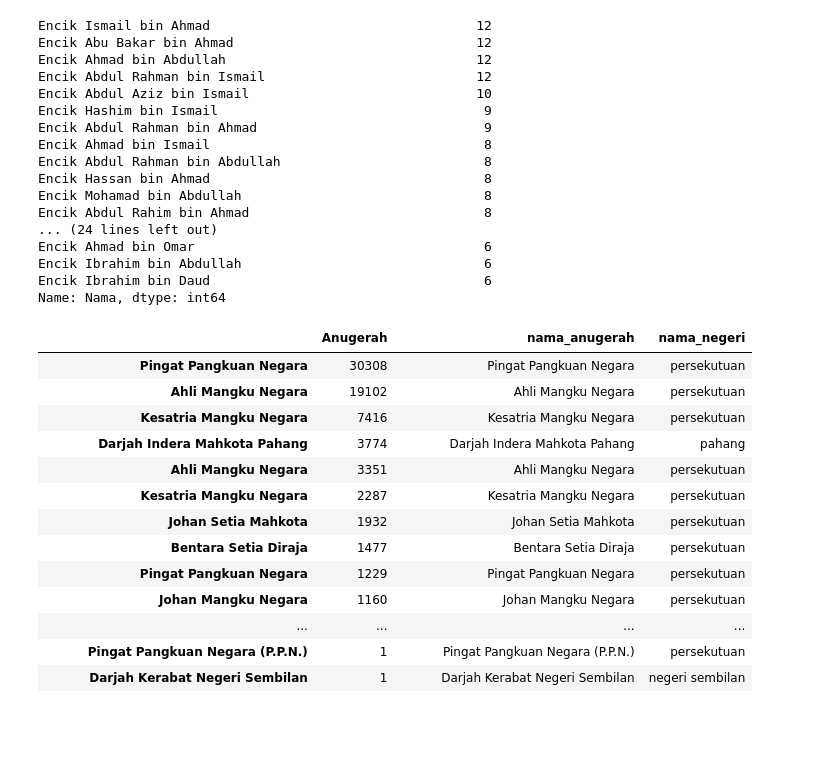
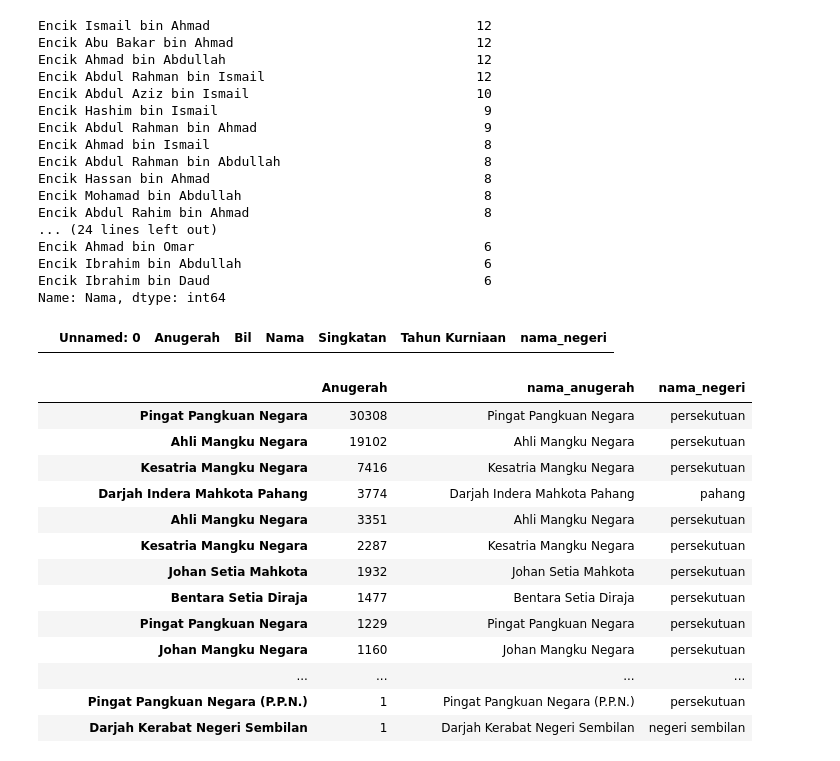
Before and after one commit to amirothman/darjah_kebesaran, a Jupyter notebook: datuk_dan_datin.ipynb, the cells around one changed output. Saved outputs shown, nothing was run; the diff lists cells and outputs as text; code cells hidden in the pictures; blank space fills up the shorter version.

```diff
--- a/datuk_dan_datin.ipynb
+++ b/datuk_dan_datin.ipynb
@@ -177,4 +177,8 @@ def get_nama_negeri(anugerah):
             return v
 
 df["nama_negeri"] = df.Anugerah.apply(lambda x: get_nama_negeri(x))
+# %%
+df[df["nama_negeri"] == None]
+# %% [output]
+|  | Unnamed: 0 | Anugerah | Bil | Nama | Singkatan | Tahun Kurniaan | nama_negeri |
 # %%
```
Also changed, not shown: parts of 1 cell of this notebook, 1 other file.
